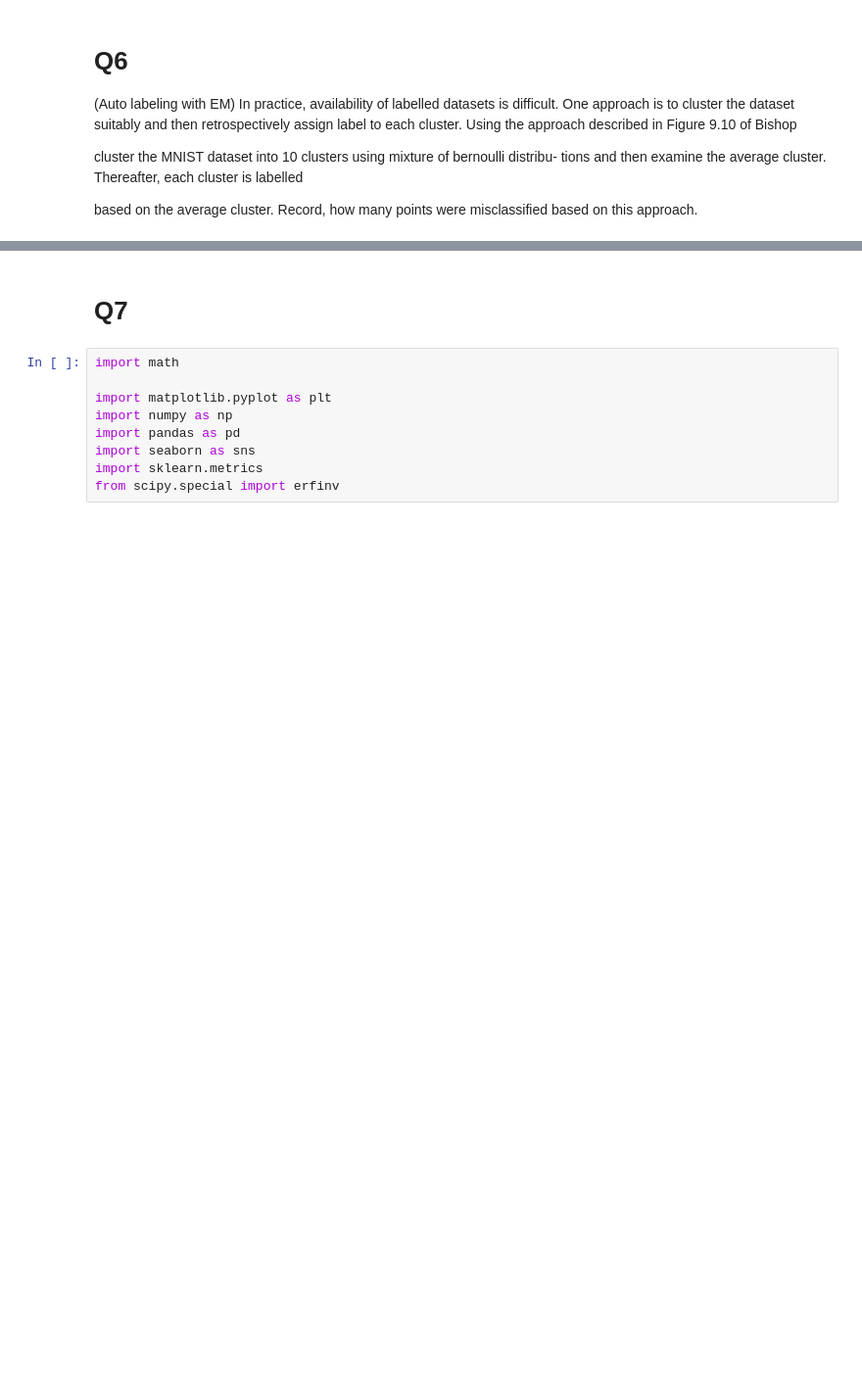
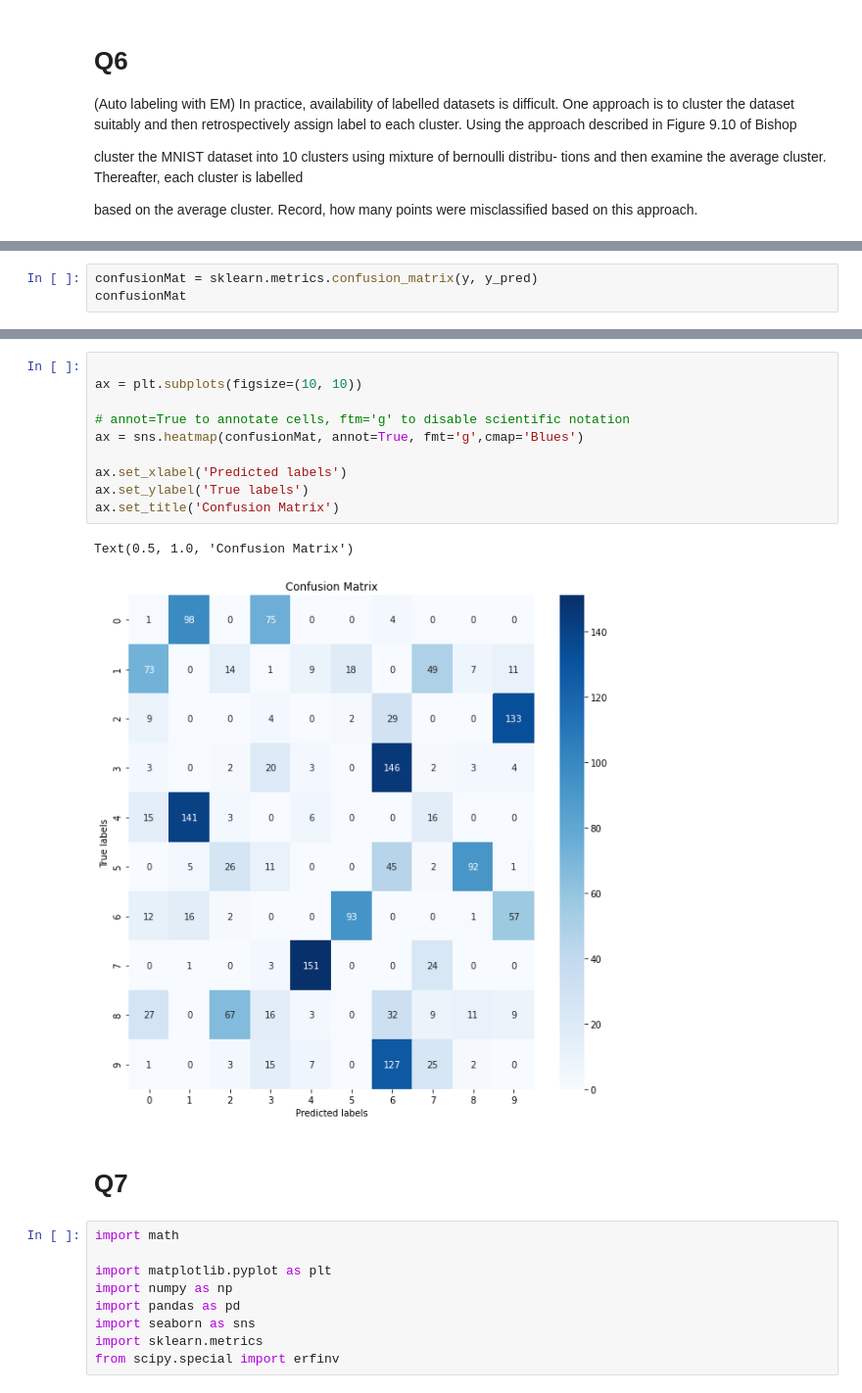
Before and after one commit to AniketChaudhri/CS331-Machine-Learning, a Jupyter notebook: Lab4/567.ipynb, the cells around one changed output, grey strips where cells are left out. Shown at 98% size. Cells and saved outputs as stored; diff of their text form; blank space fills up the shorter version.

```diff
--- a/Lab4/567.ipynb
+++ b/Lab4/567.ipynb
@@ -418,0 +318,3 @@ plt.show()
+# %%
+confusionMat = sklearn.metrics.confusion_matrix(y, y_pred)
+confusionMat
@@ -419,3 +332,16 @@ plt.show()
+# %%
+
+ax = plt.subplots(figsize=(10, 10))
+
+# annot=True to annotate cells, ftm='g' to disable scientific notation
+ax = sns.heatmap(confusionMat, annot=True, fmt='g',cmap='Blues')
+
+ax.set_xlabel('Predicted labels')
+ax.set_ylabel('True labels')
+ax.set_title('Confusion Matrix')
+# %% [output]
+Text(0.5, 1.0, 'Confusion Matrix')
+[figure, added]
 # %% [markdown]
 # Q7
 # %%
```
Also changed, not shown: parts of 62 cells of this notebook.
